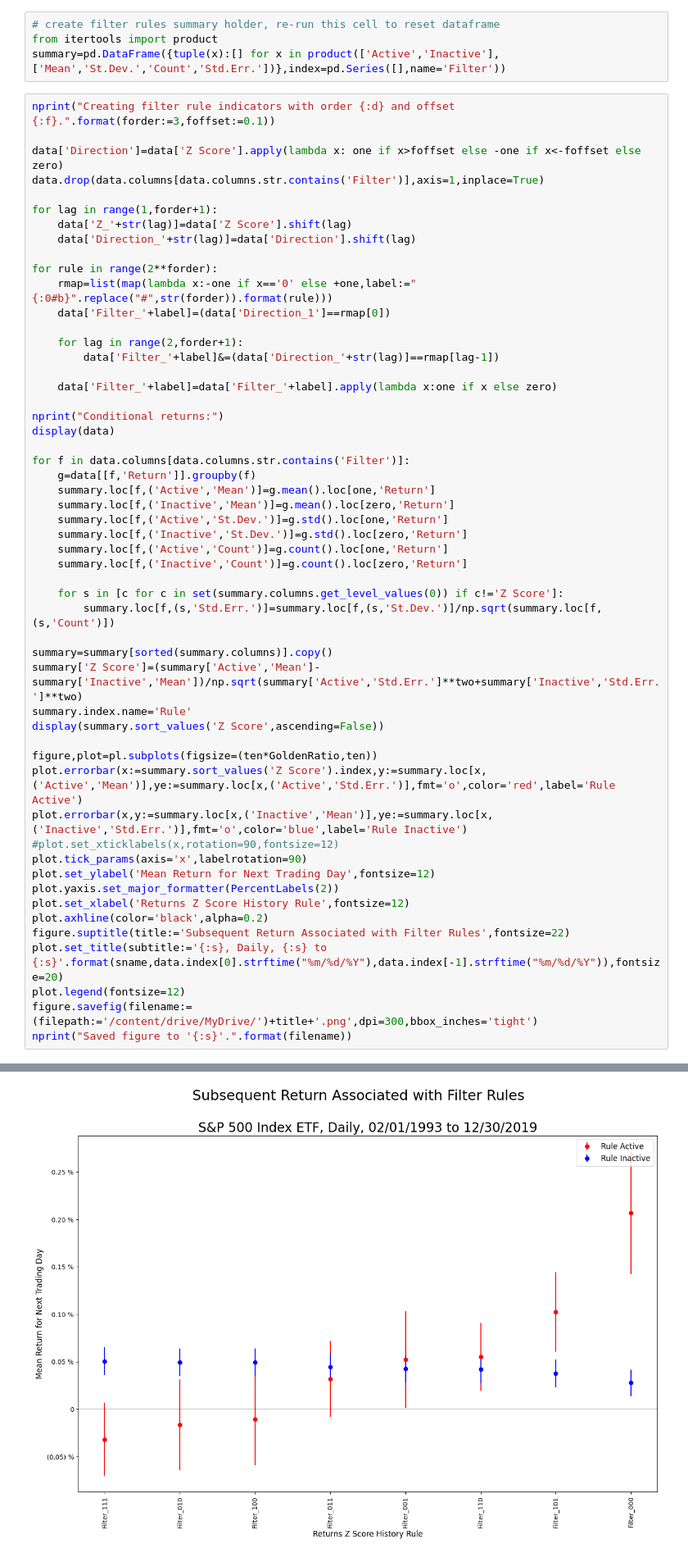
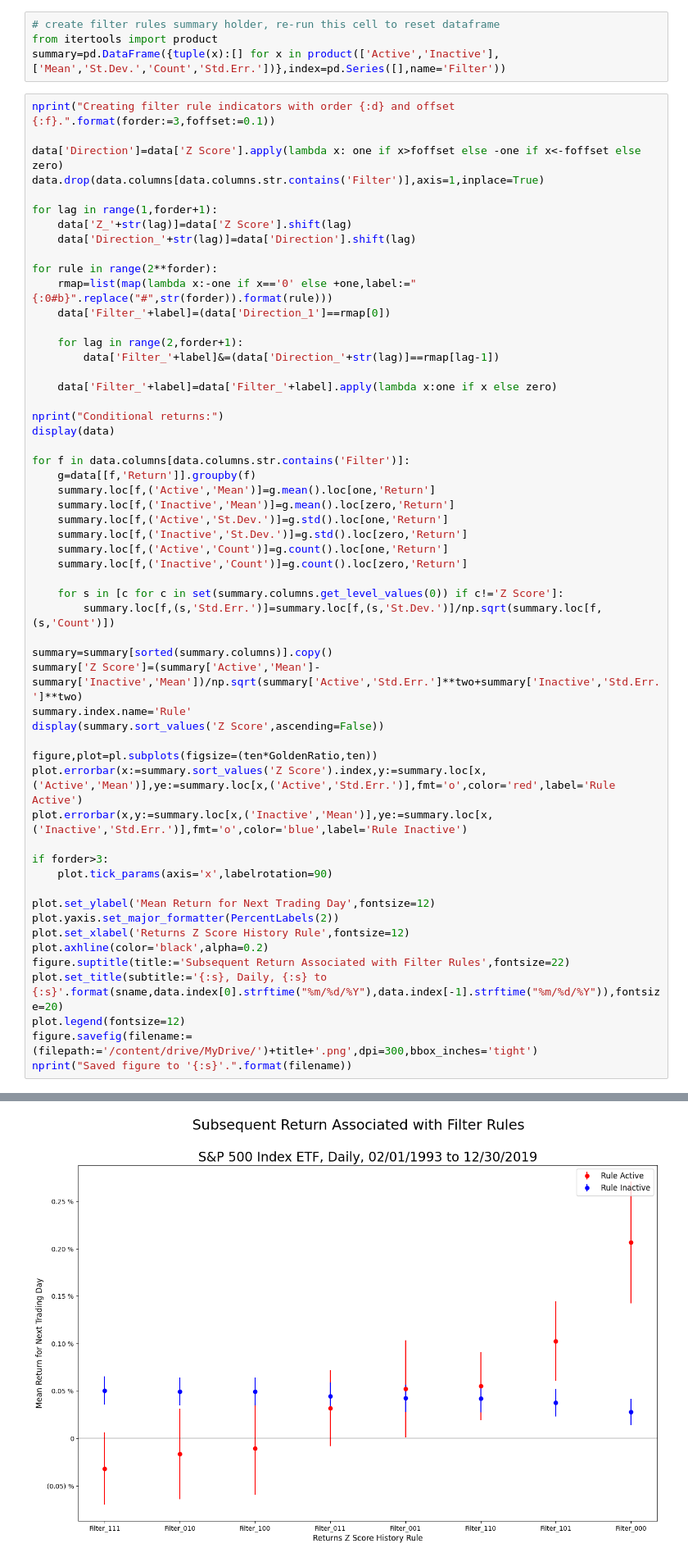
Before and after one commit to Farmhouse121/Financial-Data-Science-in-Python, a Jupyter notebook: Alphas/Filter_Rules.ipynb, the cells around one changed output, grey strips where cells are left out. Shown at 82% size. Cells and saved outputs as stored; diff of their text form.

```diff
--- a/Alphas/Filter_Rules.ipynb
+++ b/Alphas/Filter_Rules.ipynb
@@ -141,8 +141,10 @@ display(summary.sort_values('Z Score',ascending=False))
 figure,plot=pl.subplots(figsize=(ten*GoldenRatio,ten))
 plot.errorbar(x:=summary.sort_values('Z Score').index,y:=summary.loc[x,('Active','Mean')],ye:=summary.loc[x,('Active','Std.Err.')],fmt='o',color='red',label='Rule Active')
 plot.errorbar(x,y:=summary.loc[x,('Inactive','Mean')],ye:=summary.loc[x,('Inactive','Std.Err.')],fmt='o',color='blue',label='Rule Inactive')
-#plot.set_xticklabels(x,rotation=90,fontsize=12)
-plot.tick_params(axis='x',labelrotation=90)
+
+if forder>3:
+    plot.tick_params(axis='x',labelrotation=90)
+
 plot.set_ylabel('Mean Return for Next Trading Day',fontsize=12)
 plot.yaxis.set_major_formatter(PercentLabels(2))
 plot.set_xlabel('Returns Z Score History Rule',fontsize=12)
@@ -184,4 +186,4 @@ nprint("Saved figure to '{:s}'.".format(filename))
-[figure, old version]
+[figure, new version]
 # %%
 nprint("Fitting GJR-GARCH model with filter rules...")
 model=ARX((design:=data.dropna())['Return'],design[fcols:=design.columns[design.columns.str.contains('Filter')]])
```
Also changed, not shown: parts of 2 cells of this notebook.
